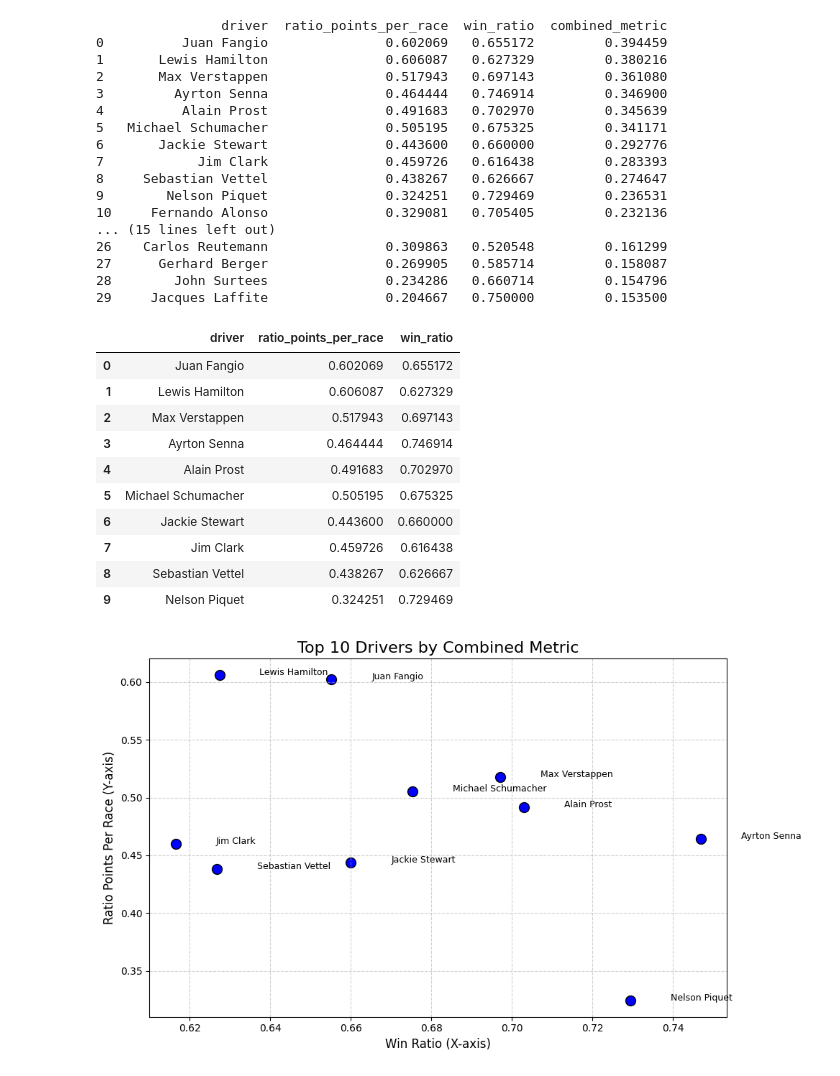
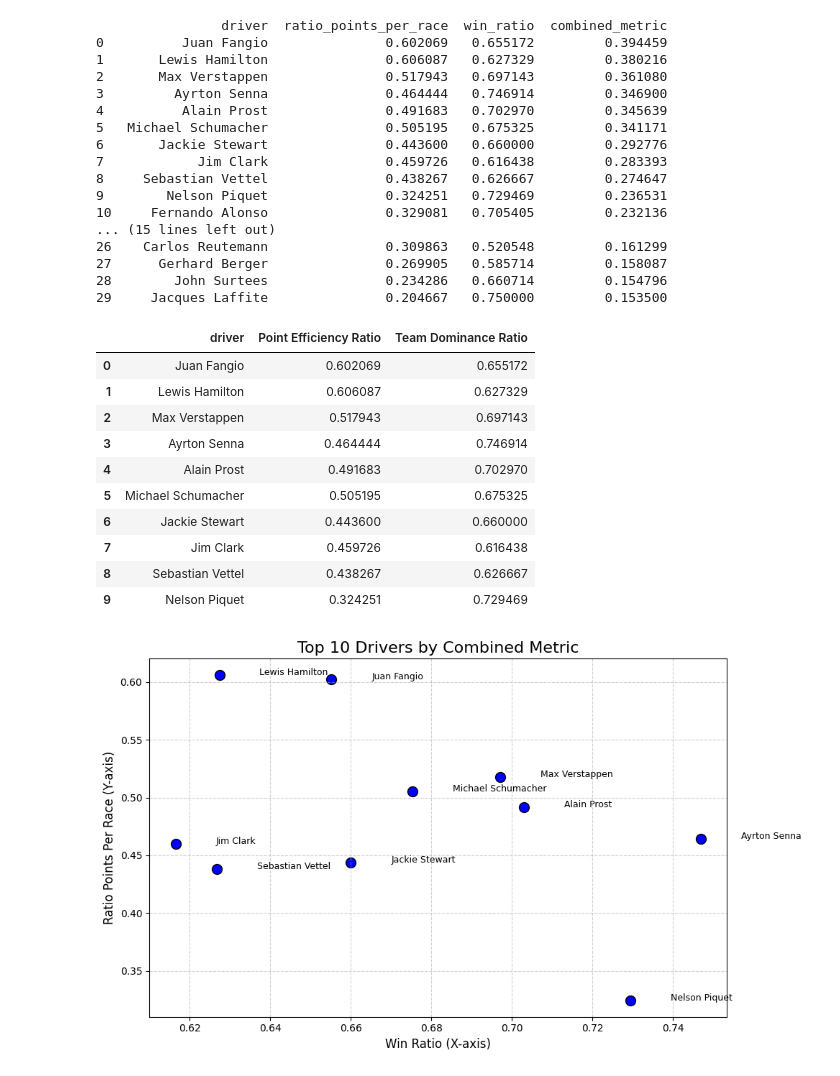
Before and after one commit to BOYSABIO/IE-University, a Jupyter notebook: IE_MASTERS/7_PYTHON_FOR_DATA_ANALYSIS/GROUP_PROJECT/group_assignment_8.ipynb, the cells around one changed output. Saved outputs shown, nothing was run; the diff lists cells and outputs as text; code cells hidden in the pictures.

```diff
--- a/IE_MASTERS/7_PYTHON_FOR_DATA_ANALYSIS/GROUP_PROJECT/group_assignment_8.ipynb
+++ b/IE_MASTERS/7_PYTHON_FOR_DATA_ANALYSIS/GROUP_PROJECT/group_assignment_8.ipynb
@@ -874,20 +876,22 @@ print(combined_df[['driver', 'ratio_points_per_race', 'win_ratio', 'combined_met
 27      Gerhard Berger               0.269905   0.585714         0.158087
 28        John Surtees               0.234286   0.660714         0.154796
 29     Jacques Laffite               0.204667   0.750000         0.153500
-# %%
-combined_df[['driver', 'ratio_points_per_race', 'win_ratio']].head(10)
-# %% [output]
-|  | driver | ratio_points_per_race | win_ratio |
-| 0 | Juan Fangio | 0.602069 | 0.655172 |
-| 1 | Lewis Hamilton | 0.606087 | 0.627329 |
-| 2 | Max Verstappen | 0.517943 | 0.697143 |
-| 3 | Ayrton Senna | 0.464444 | 0.746914 |
-| 4 | Alain Prost | 0.491683 | 0.702970 |
-| 5 | Michael Schumacher | 0.505195 | 0.675325 |
-| 6 | Jackie Stewart | 0.443600 | 0.660000 |
-| 7 | Jim Clark | 0.459726 | 0.616438 |
-| 8 | Sebastian Vettel | 0.438267 | 0.626667 |
-| 9 | Nelson Piquet | 0.324251 | 0.729469 |
+# %%
+display = combined_df[['driver', 'ratio_points_per_race', 'win_ratio']].head(10)
+display.columns = ['driver', 'Point Efficiency Ratio', 'Team Dominance Ratio']
+display
+# %% [output]
+|  | driver | Point Efficiency Ratio | Team Dominance Ratio |
+| 0 | Juan Fangio | 0.602069 | 0.655172 |
+| 1 | Lewis Hamilton | 0.606087 | 0.627329 |
+| 2 | Max Verstappen | 0.517943 | 0.697143 |
+| 3 | Ayrton Senna | 0.464444 | 0.746914 |
+| 4 | Alain Prost | 0.491683 | 0.702970 |
+| 5 | Michael Schumacher | 0.505195 | 0.675325 |
+| 6 | Jackie Stewart | 0.443600 | 0.660000 |
+| 7 | Jim Clark | 0.459726 | 0.616438 |
+| 8 | Sebastian Vettel | 0.438267 | 0.626667 |
+| 9 | Nelson Piquet | 0.324251 | 0.729469 |
 # %%
 import matplotlib.pyplot as plt
 
```
Also changed, not shown: parts of 2 cells of this notebook.
